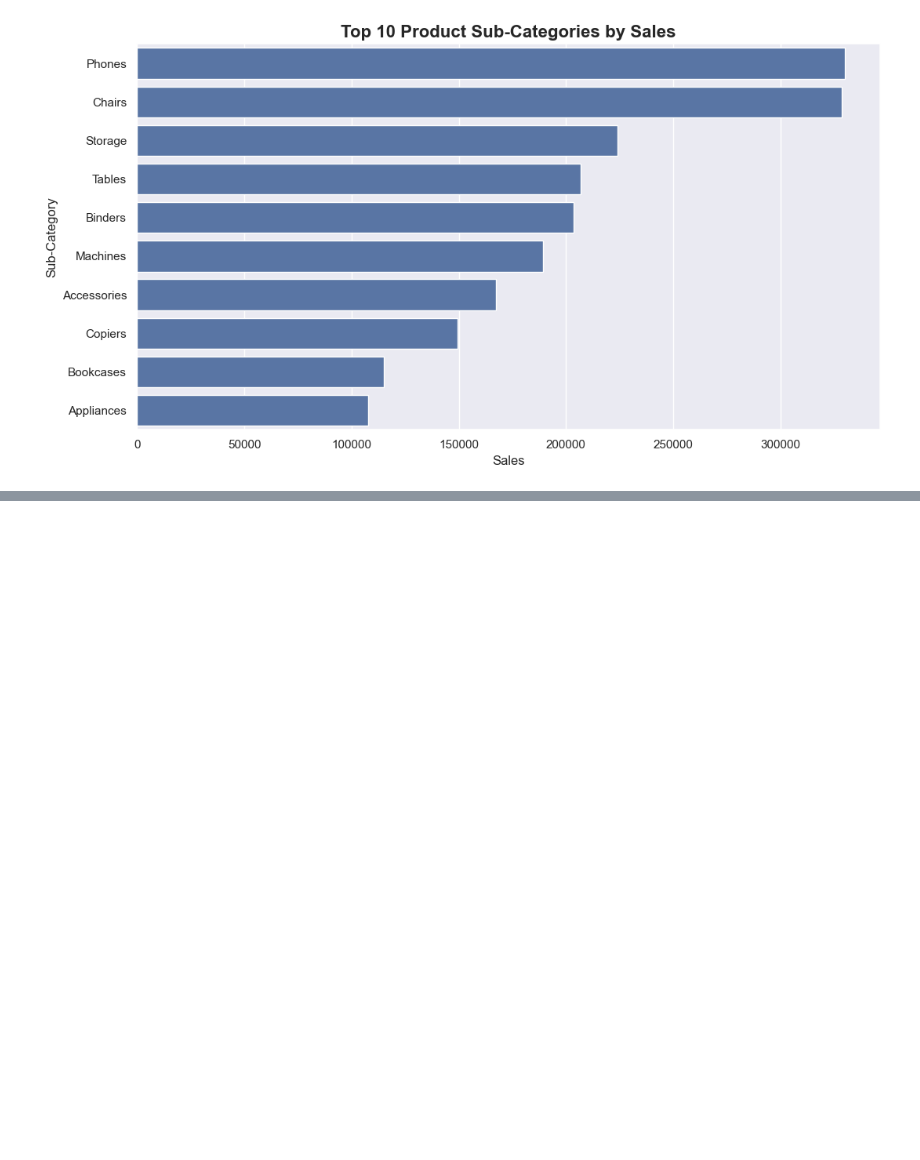
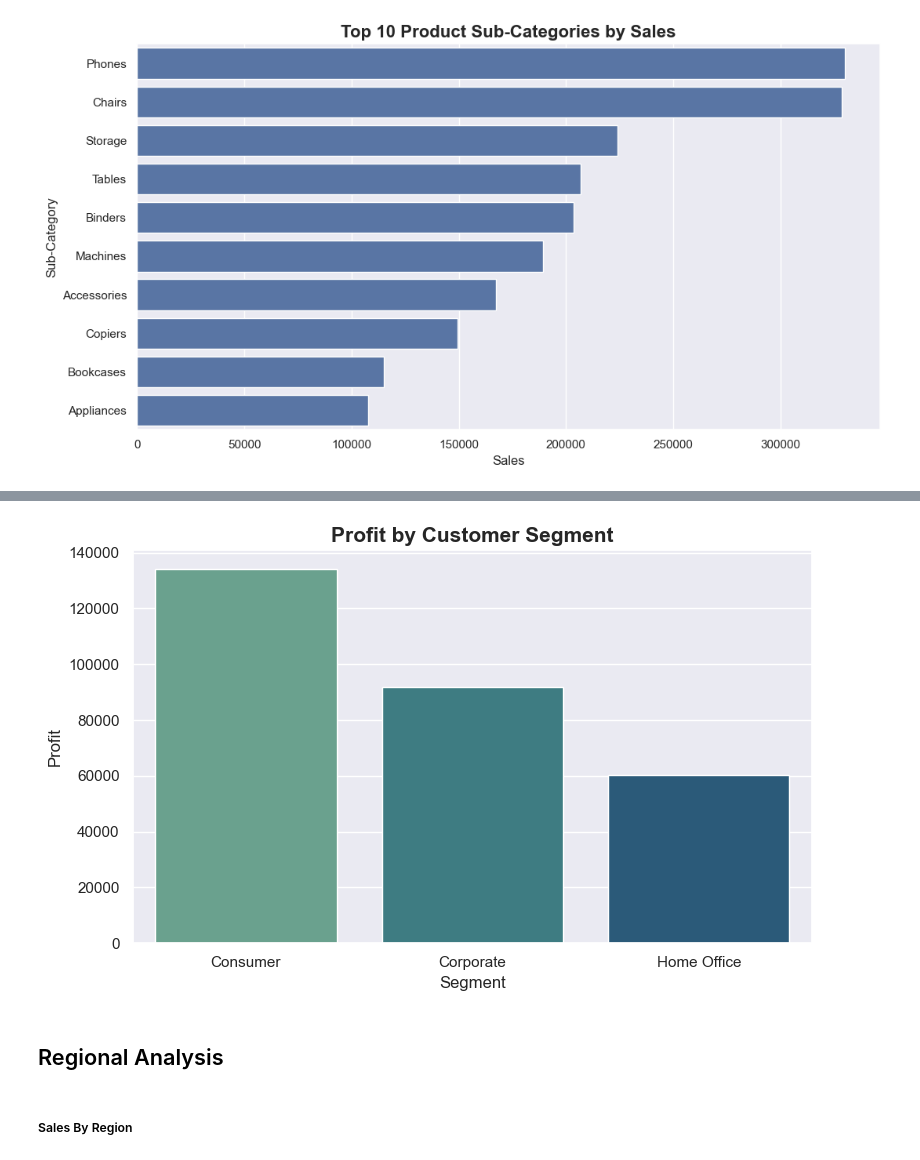
Before and after one commit to PriyaSumbria/ecommerce-sales-analytics-dashboard, a Jupyter notebook: Notebooks/ecommerce_sales_analysis.ipynb, the cells around one changed output, grey strips where cells are left out. Saved outputs shown, nothing was run; the diff lists cells and outputs as text; code cells hidden in the pictures; blank space fills up the shorter version.

```diff
--- a/Notebooks/ecommerce_sales_analysis.ipynb
+++ b/Notebooks/ecommerce_sales_analysis.ipynb
@@ -498,0 +625,33 @@ plt.show()
+# %%
+segment_profit = (
+    df.groupby("Segment")["Profit"]
+      .sum()
+      .sort_values(ascending=False)
+      .reset_index()
+)
+# %%
+#chart
+plt.figure(figsize=(8,5))
+
+sns.barplot(
+    data=segment_profit,
+    x="Segment",
+    y="Profit",
+    hue="Segment",
+    palette="crest",
+    legend=False
+)
+
+plt.title("Profit by Customer Segment", fontsize=15, weight="bold")
+
+plt.tight_layout()
+
+plt.savefig("../images/segment_profit.png", dpi=300)
+
+plt.show()
+# %% [output]
+[figure, added]
+# %% [markdown]
+## Regional Analysis
+# %% [markdown]
+##### Sales By Region
```
Also changed, not shown: parts of 35 cells of this notebook, 10 other files.
